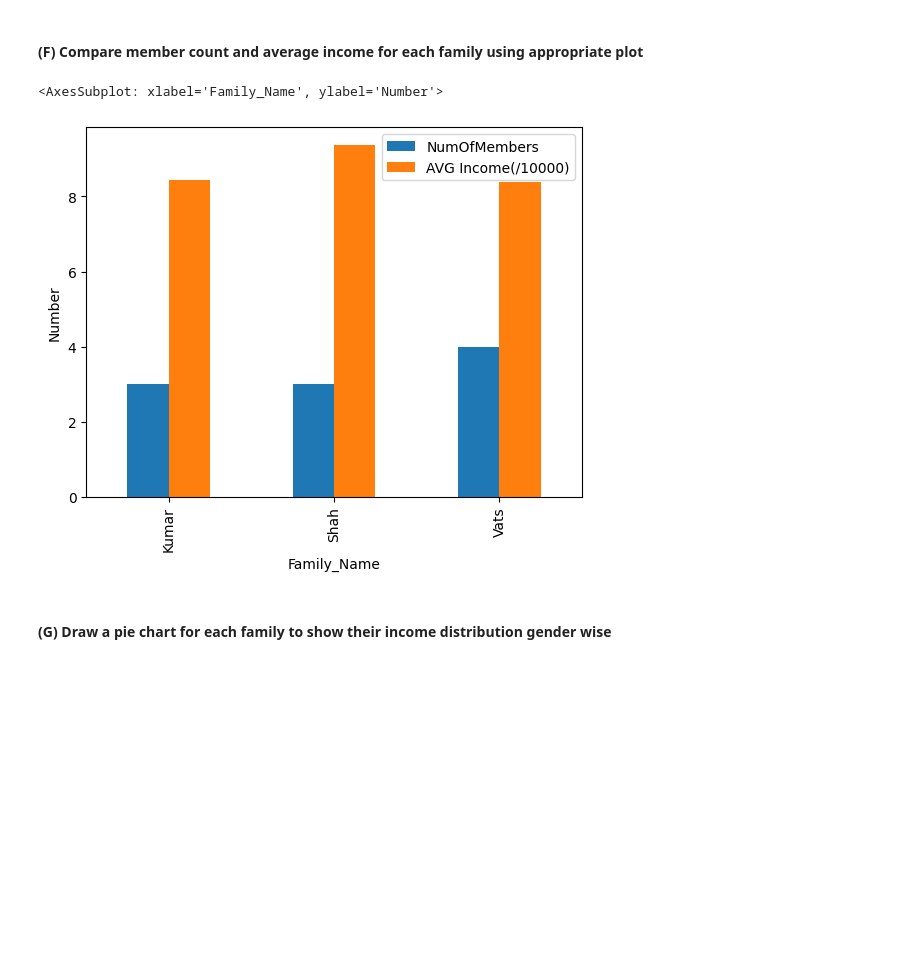
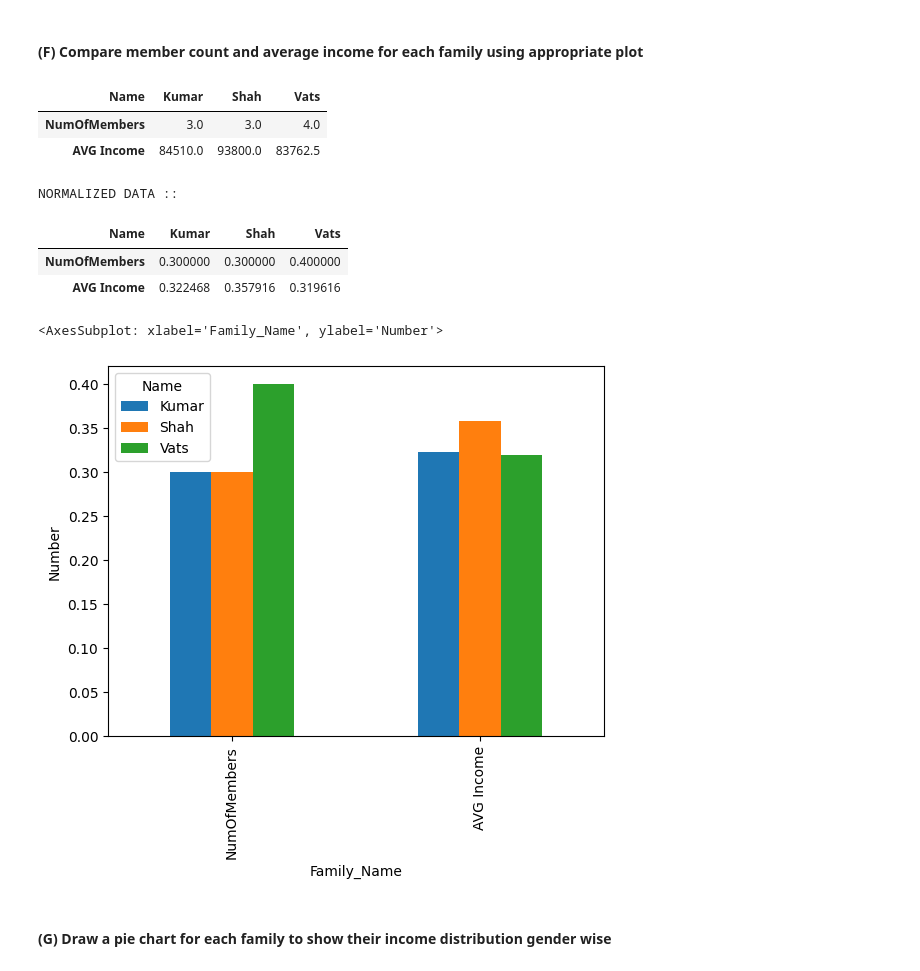
Before and after one commit to KESHAVGAUR2108/DAV-PRACTICALS, a Jupyter notebook: Practical_5.ipynb, the cells around one changed output. Saved outputs shown, nothing was run; the diff lists cells and outputs as text; code cells hidden in the pictures; blank space fills up the shorter version.

```diff
--- a/Practical_5.ipynb
+++ b/Practical_5.ipynb
@@ -106,14 +107,26 @@ dtype: object
 # %%
 '''
 (F)
 '''
-
-tmp_df = df.drop('Gender',axis=1).groupby('Name').agg([('NumOfMembers','count'),('AVG Income(/10000)','mean')]).droplevel(0,axis='columns')
-tmp_df['AVG Income(/10000)'] = tmp_df['AVG Income(/10000)']/10000
+# calculate member count and average income for each family
+tmp_df = df.drop('Gender',axis=1).groupby('Name').agg([('NumOfMembers','count'),('AVG Income','mean')]).droplevel(0,axis='columns')
+tmp_df = tmp_df.T   #transpose data so that data of all families can be plotted together
+display(tmp_df)
+# normalize data so that each row sums to 1
+tmp_df = tmp_df.div(tmp_df.sum(1),axis=0)
+print('NORMALIZED DATA :: ')
+display(tmp_df)
 tmp_df.plot(kind = 'bar',xlabel='Family_Name',ylabel='Number')
 # %% [output]
+| Name | Kumar | Shah | Vats |
+| NumOfMembers | 3.0 | 3.0 | 4.0 |
+| AVG Income | 84510.0 | 93800.0 | 83762.5 |
-<AxesSubplot: xlabel='Family_Name', ylabel='Number'>
+NORMALIZED DATA ::
+| Name | Kumar | Shah | Vats |
+| NumOfMembers | 0.300000 | 0.300000 | 0.400000 |
+| AVG Income | 0.322468 | 0.357916 | 0.319616 |
+<AxesSubplot: xlabel='Family_Name', ylabel='Number'>
-[figure, old version]
+[figure, new version]
 # %% [markdown]
 #### (G) Draw a pie chart for each family to show their income distribution gender wise
 # %%
```
Also changed, not shown: parts of 1 cell of this notebook.
